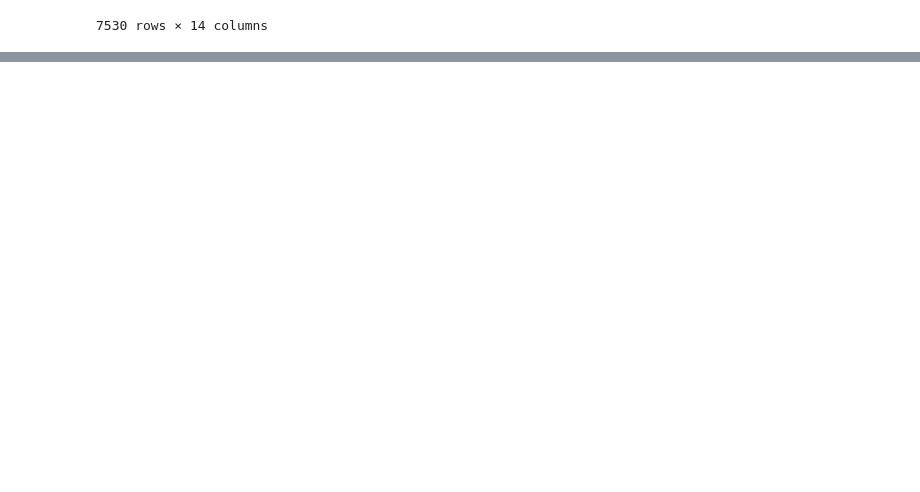
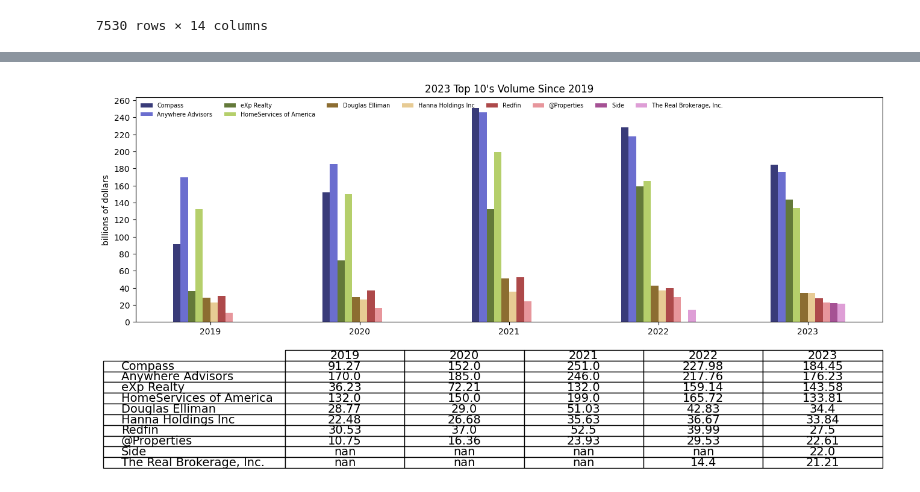
Before and after one commit to altos-research/housingwire-rt, a Jupyter notebook: EDA.ipynb, the cells around one changed output, grey strips where cells are left out. Saved outputs shown, nothing was run; the diff lists cells and outputs as text; code cells hidden in the pictures; blank space fills up the shorter version.

```diff
--- a/EDA.ipynb
+++ b/EDA.ipynb
@@ -138,0 +139,35 @@ _ = plt.show()
+# %%
+fig, axes = plt.subplots(nrows=2, ncols=1, gridspec_kw = {'height_ratios':[2,1]})
+# fig.set_figwidth(12)
+# fig.set_figheight(6)
+
+vol_top_2023 = df.loc[(df.year==2023)&(df.volume_ranking<11), 'company'].to_list()
+path_to_top10 = df.loc[df.company.isin(vol_top_2023), ['year', 'company', 'volume']].pivot(
+                    index='year', columns='company', values='volume'
+                )
+path_to_top10.index = path_to_top10.index.astype('str')
+col_order = path_to_top10.T.sort_values(by='2023', ascending=False).index.to_list()
+path_to_top10 = path_to_top10[col_order]
+# path_to_top10.sort_values(by='2023', inplace=True)
+path_to_top10 = round(path_to_top10, 2)
+_ = path_to_top10.plot(figsize=(16,8), cmap='tab20b', kind='bar', rot=0,
+        yticks=list(range(0,280,20)), xlabel='', title='2023 Top 10\'s Volume Since 2019',
+        ylabel='billions of dollars',
+        ax=axes[0])
+_.legend(loc='upper left',
+         fontsize='x-small',
+        #  bbox_to_anchor=(0.5, 0., 0.5, 0.5),
+         ncols= 8,
+         frameon=False
+         )
+axes[1].axis('off')
+# axes[1].figure.set_figheight(8)
+table = (pd.plotting.table(axes[1], path_to_top10.T.sort_values(by='2023', ascending=False), loc='center', cellLoc='center',
+                           # x shift, y shift, text box width, text box height
+                          bbox=[0.2, 0, 0.8, 1.05]
+                          )
+        )
+table.auto_set_font_size(False)
+table.set_fontsize(14)
+# %% [output]
+[figure, added]
```
Also changed, not shown: parts of 3 cells of this notebook.
